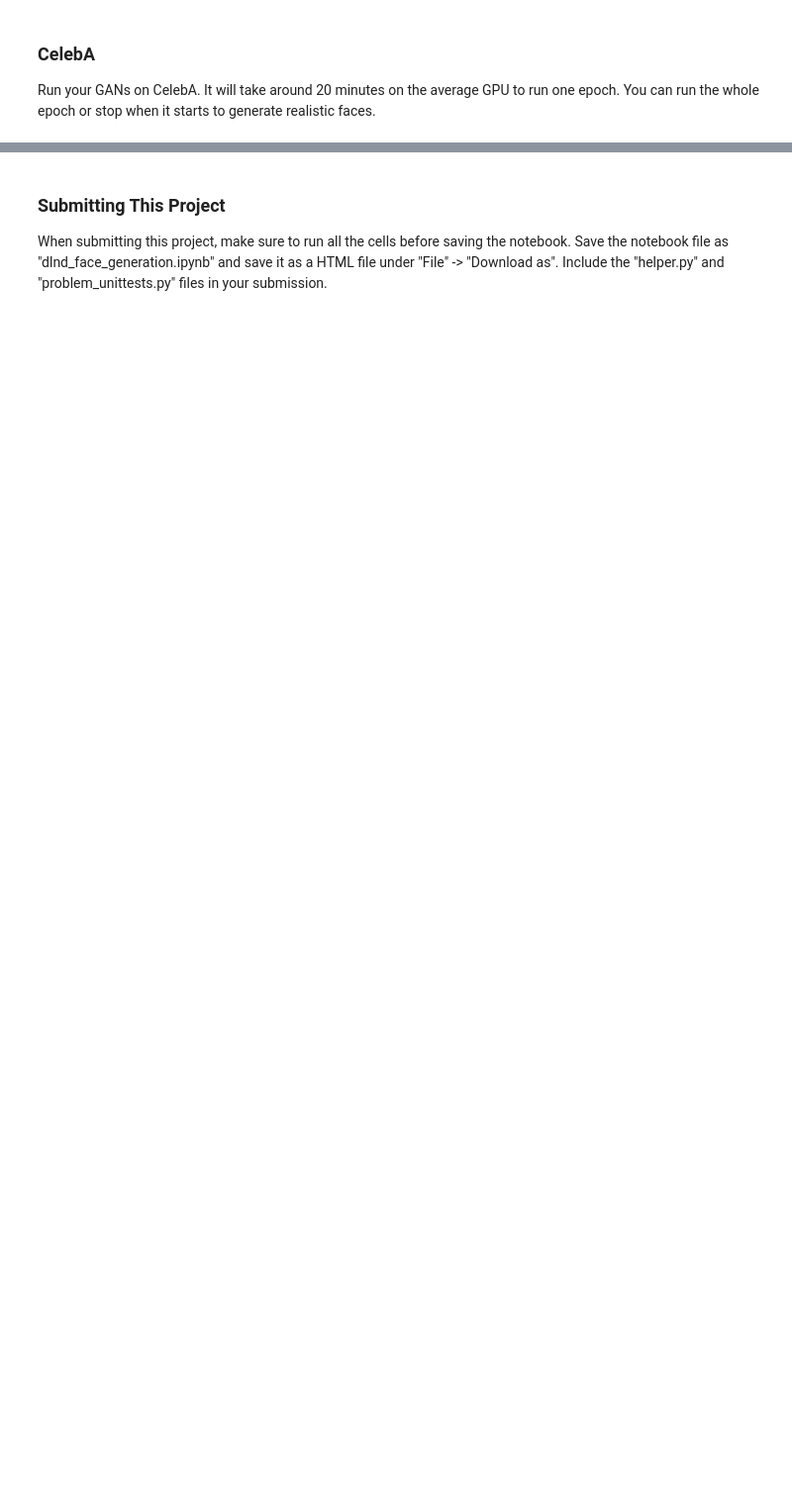
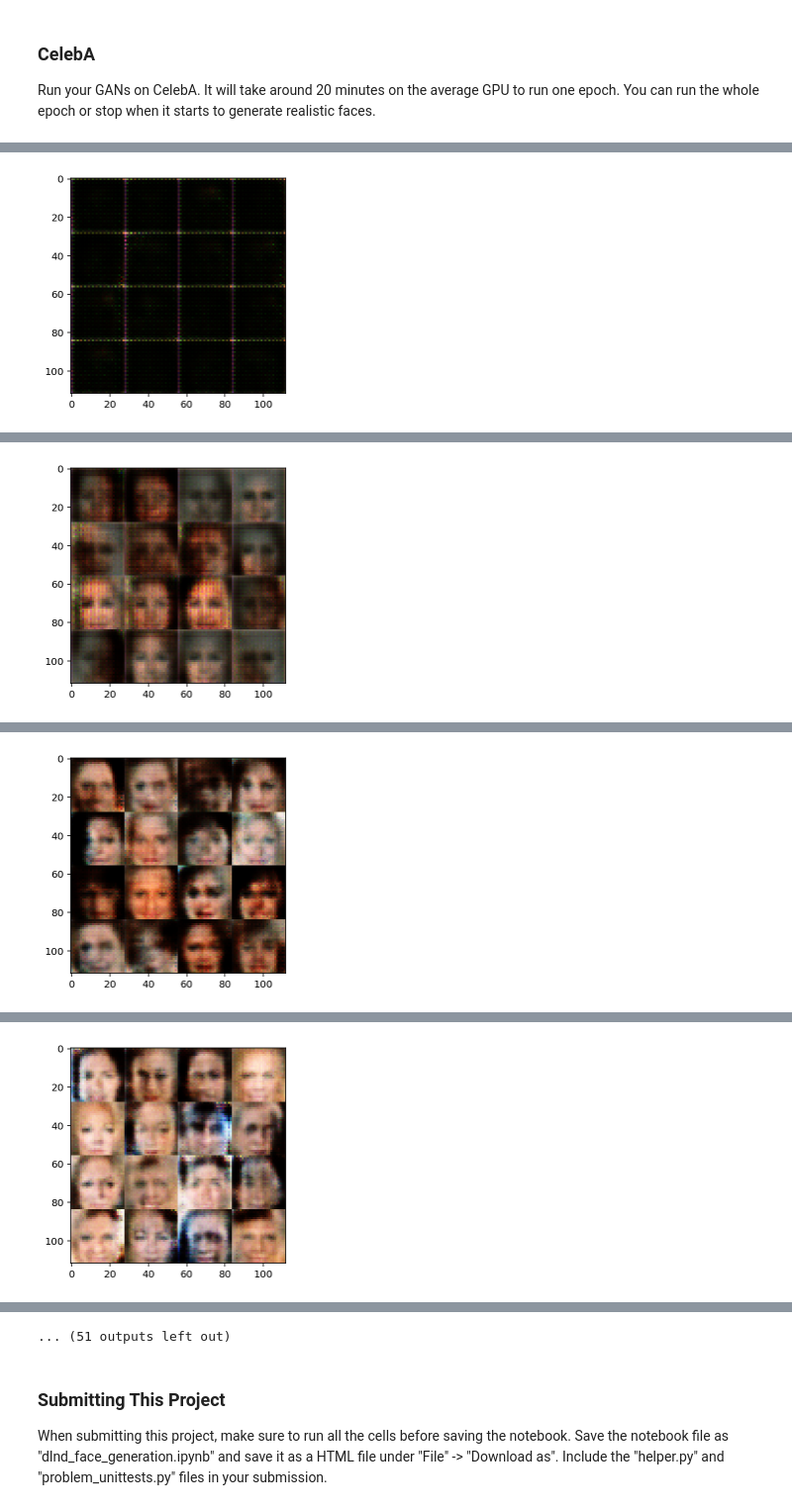
Before and after one commit to zhuanxuhit/deep-learning, a Jupyter notebook: face_generation/dlnd_face_generation.ipynb, the cells around one changed output, grey strips where cells are left out. Shown at 99% size. Saved outputs shown, nothing was run; the diff lists cells and outputs as text; code cells hidden in the pictures; blank space fills up the shorter version.

```diff
--- a/face_generation/dlnd_face_generation.ipynb
+++ b/face_generation/dlnd_face_generation.ipynb
@@ -408,10 +480,10 @@ KeyboardInterrupt:
 ### CelebA
 Run your GANs on CelebA.  It will take around 20 minutes on the average GPU to run one epoch.  You can run the whole epoch or stop when it starts to generate realistic faces.
 # %%
-batch_size = None
-z_dim = None
-learning_rate = None
-beta1 = None
+batch_size = 64
+z_dim = 100
+learning_rate = 0.0004
+beta1 = 0.5
 
 
 """
@@ -423,3 +495,4 @@ celeba_dataset = helper.Dataset('celeba', glob(os.path.join(data_dir, 'img_align
 with tf.Graph().as_default():
     train(epochs, batch_size, z_dim, learning_rate, beta1, celeba_dataset.get_batches,
           celeba_dataset.shape, celeba_dataset.image_mode)
+# %% [output]
@@ -425,0 +509 @@ with tf.Graph().as_default():
+[figure, added]
@@ -425,0 +520 @@ with tf.Graph().as_default():
+[figure, added]
@@ -425,0 +531 @@ with tf.Graph().as_default():
+[figure, added]
@@ -425,0 +542 @@ with tf.Graph().as_default():
+[figure, added]
@@ -426,3 +565,4 @@ with tf.Graph().as_default():
+... (51 outputs left out)
 # %% [markdown]
 ### Submitting This Project
 When submitting this project, make sure to run all the cells before saving the notebook. Save the notebook file as "dlnd_face_generation.ipynb" and save it as a HTML file under "File" -> "Download as". Include the "helper.py" and "problem_unittests.py" files in your submission.
```
Also changed, not shown: parts of 6 cells of this notebook, 1 other file.
